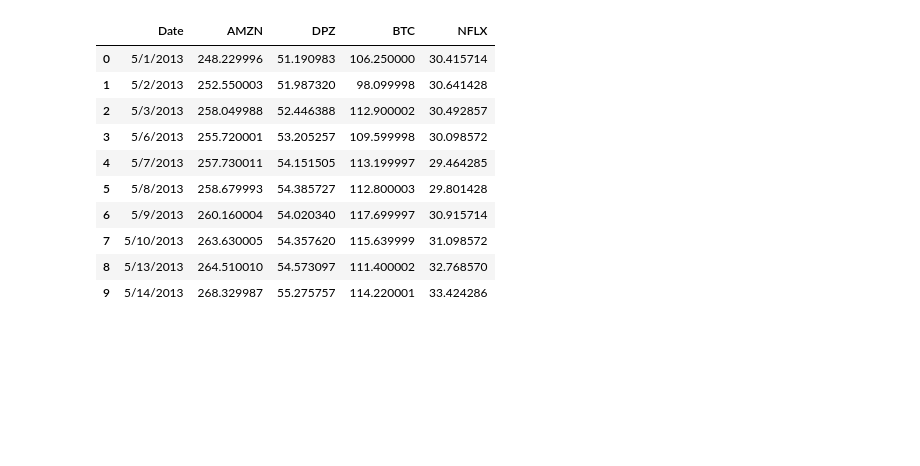
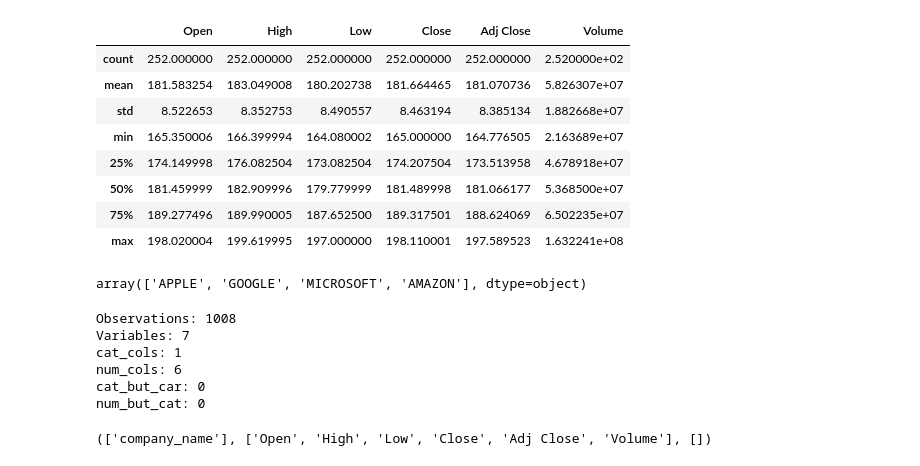
Before and after one commit to suleymanacikgoz/Global_AI_Hub_Project, a Jupyter notebook: globalaihubproje.ipynb, the cells around one changed output. Cells and saved outputs as stored; diff of their text form; code cells hidden in the pictures; blank space fills up the shorter version.

```diff
--- a/globalaihubproje.ipynb
+++ b/globalaihubproje.ipynb
@@ -8,14 +5,0 @@ df=pd.read_csv("portfolio_data.csv")
-# %%
-df.head(10)
-# %% [output]
-|  | Date | AMZN | DPZ | BTC | NFLX |
-| 0 | 5/1/2013 | 248.229996 | 51.190983 | 106.250000 | 30.415714 |
-| 1 | 5/2/2013 | 252.550003 | 51.987320 | 98.099998 | 30.641428 |
-| 2 | 5/3/2013 | 258.049988 | 52.446388 | 112.900002 | 30.492857 |
-| 3 | 5/6/2013 | 255.720001 | 53.205257 | 109.599998 | 30.098572 |
-| 4 | 5/7/2013 | 257.730011 | 54.151505 | 113.199997 | 29.464285 |
-| 5 | 5/8/2013 | 258.679993 | 54.385727 | 112.800003 | 29.801428 |
-| 6 | 5/9/2013 | 260.160004 | 54.020340 | 117.699997 | 30.915714 |
-| 7 | 5/10/2013 | 263.630005 | 54.357620 | 115.639999 | 31.098572 |
-| 8 | 5/13/2013 | 264.510010 | 54.573097 | 111.400002 | 32.768570 |
-| 9 | 5/14/2013 | 268.329987 | 55.275757 | 114.220001 | 33.424286 |
@@ -21,0 +110,27 @@ df.head(10)
+# %%
+# Summary Stats
+AAPL.describe()
+# %% [output]
+|  | Open | High | Low | Close | Adj Close | Volume |
+| count | 252.000000 | 252.000000 | 252.000000 | 252.000000 | 252.000000 | 2.520000e+02 |
+| mean | 181.583254 | 183.049008 | 180.202738 | 181.664465 | 181.070736 | 5.826307e+07 |
+| std | 8.522653 | 8.352753 | 8.490557 | 8.463194 | 8.385134 | 1.882668e+07 |
+| min | 165.350006 | 166.399994 | 164.080002 | 165.000000 | 164.776505 | 2.163689e+07 |
+| 25% | 174.149998 | 176.082504 | 173.082504 | 174.207504 | 173.513958 | 4.678918e+07 |
+| 50% | 181.459999 | 182.909996 | 179.779999 | 181.489998 | 181.066177 | 5.368500e+07 |
+| 75% | 189.277496 | 189.990005 | 187.652500 | 189.317501 | 188.624069 | 6.502235e+07 |
+| max | 198.020004 | 199.619995 | 197.000000 | 198.110001 | 197.589523 | 1.632241e+08 |
+# %%
+df["company_name"].unique()
+# %% [output]
+array(['APPLE', 'GOOGLE', 'MICROSOFT', 'AMAZON'], dtype=object)
+# %%
+grab_col_names(df)
+# %% [output]
+Observations: 1008
+Variables: 7
+cat_cols: 1
+num_cols: 6
+cat_but_car: 0
+num_but_cat: 0
+(['company_name'], ['Open', 'High', 'Low', 'Close', 'Adj Close', 'Volume'], [])
```
Also changed, not shown: parts of 4 cells of this notebook.
